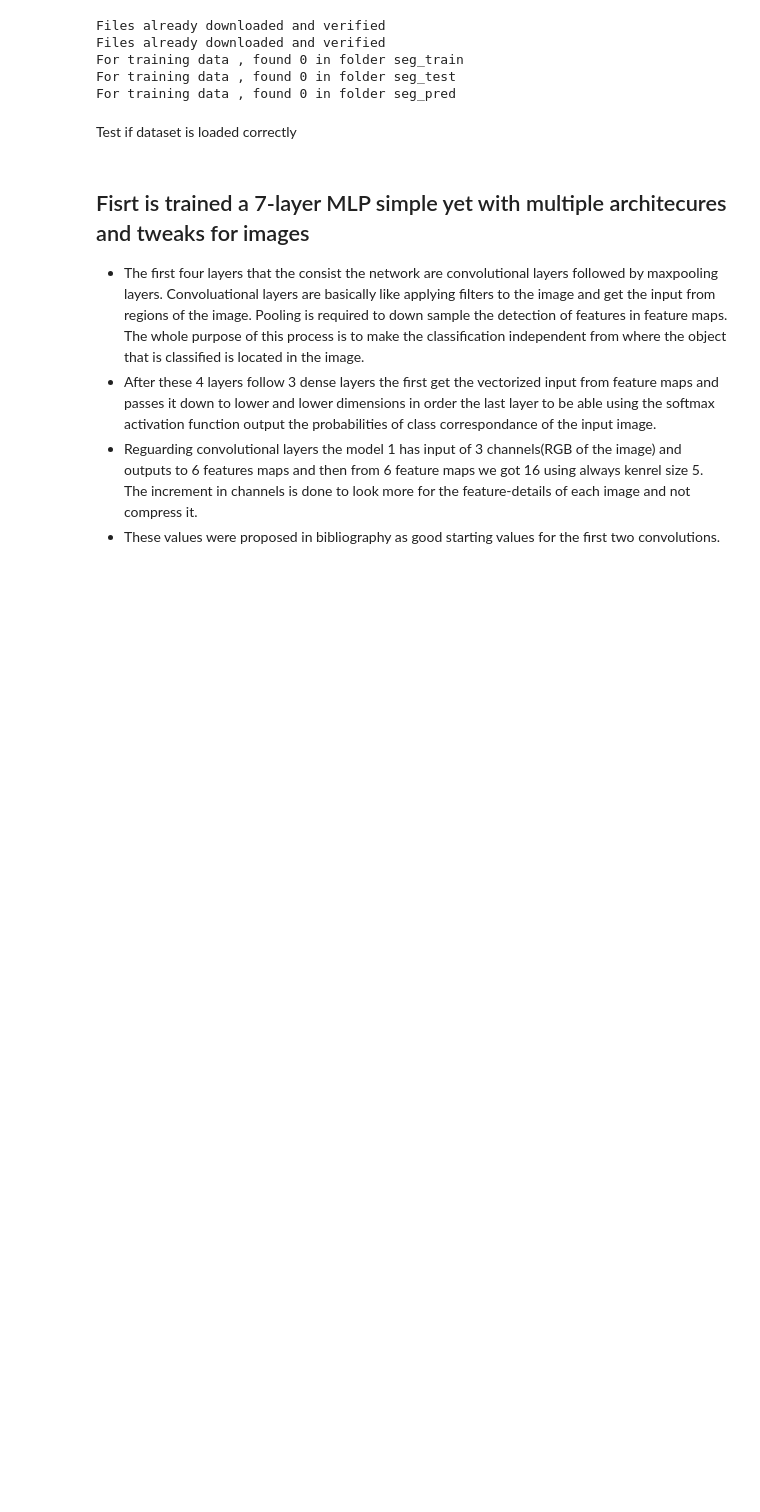
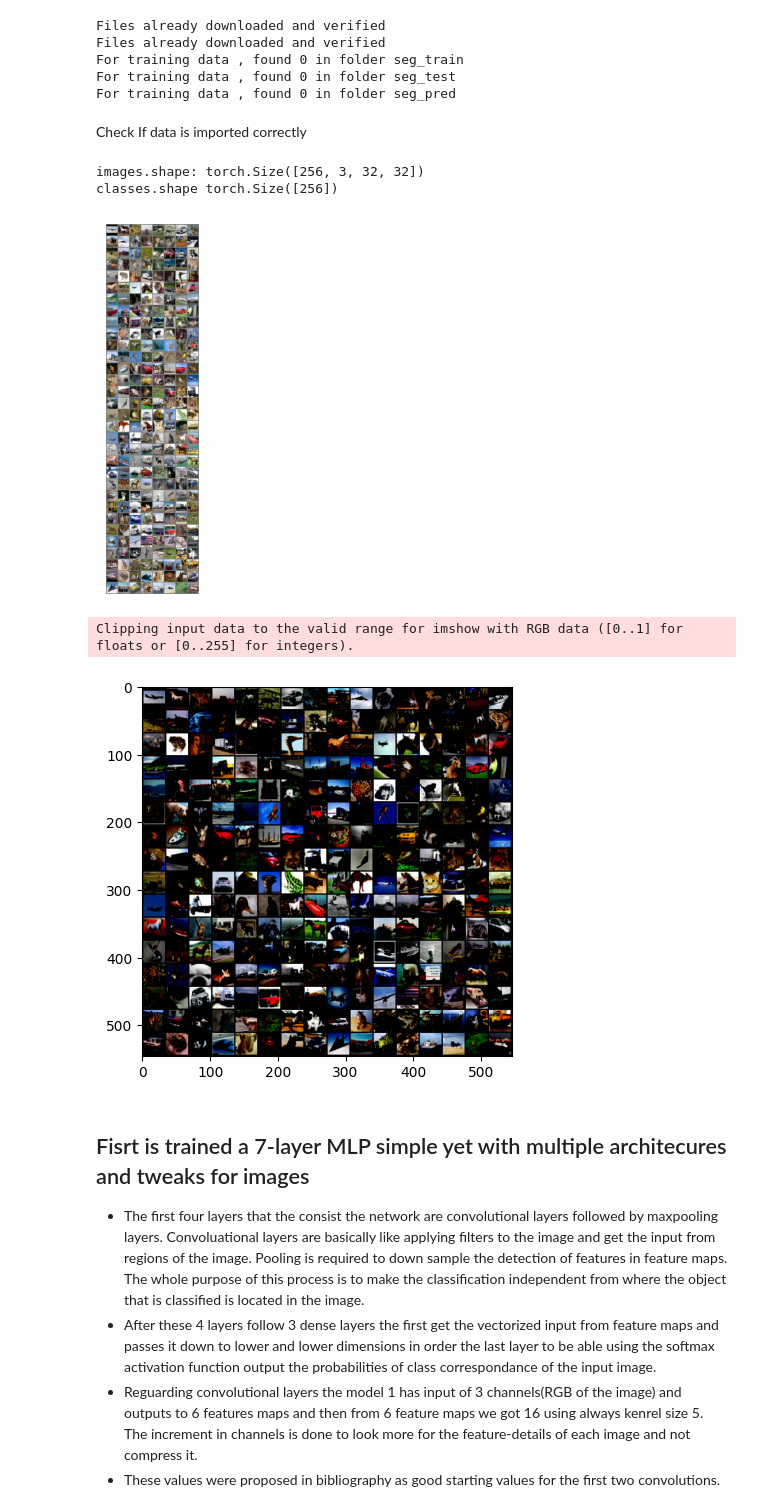
Before and after one commit to ArtoriasAbyssslayer/DeepLearning-NNets, a Jupyter notebook: MLPClassification-NNets-Asgmt1/MLP/MLP_Classification_pipeline.ipynb, the cells around one changed output. Cells and saved outputs as stored; diff of their text form; code cells hidden in the pictures; blank space fills up the shorter version.

```diff
--- a/MLPClassification-NNets-Asgmt1/MLP/MLP_Classification_pipeline.ipynb
+++ b/MLPClassification-NNets-Asgmt1/MLP/MLP_Classification_pipeline.ipynb
@@ -64,8 +50,30 @@ Files already downloaded and verified
 For training data , found 0 in folder seg_train
 For training data , found 0 in folder seg_test
 For training data , found 0 in folder seg_pred
-# %% [markdown]
-Test if dataset is loaded correctly
+# %% [markdown]
+Check If data is imported correctly
+# %%
+import matplotlib.pyplot as plt
+import torchvision.utils
+for images,classes in train_loader:
+    print('images.shape:', images.shape)
+    print('classes.shape', classes.shape)
+    plt.axis('off')
+    # without normalization
+    imshow(torchvision.utils.make_grid(images,n_row=8))
+    plt.figure(2)
+    #with normalization
+    plt.imshow(torchvision.utils.make_grid(images,nrow=16).permute((1,2,0)))
+    break
+# The same goes for Intel dataset
+for images,classes in zip(X_train,Y_train):
+    plt.imshow(images[1:32,1:32,:])
+# %% [output]
+images.shape: torch.Size([256, 3, 32, 32])
+classes.shape torch.Size([256])
+[figure, added]
+Clipping input data to the valid range for imshow with RGB data ([0..1] for floats or [0..255] for integers).
+[figure, added]
 # %% [markdown]
 ## Fisrt is trained a 7-layer MLP simple yet with multiple architecures and tweaks for images
 * The first four layers that the consist the network are convolutional layers followed by maxpooling layers. Convoluational layers
```
Also changed, not shown: parts of 4 cells of this notebook, 1 other file.
